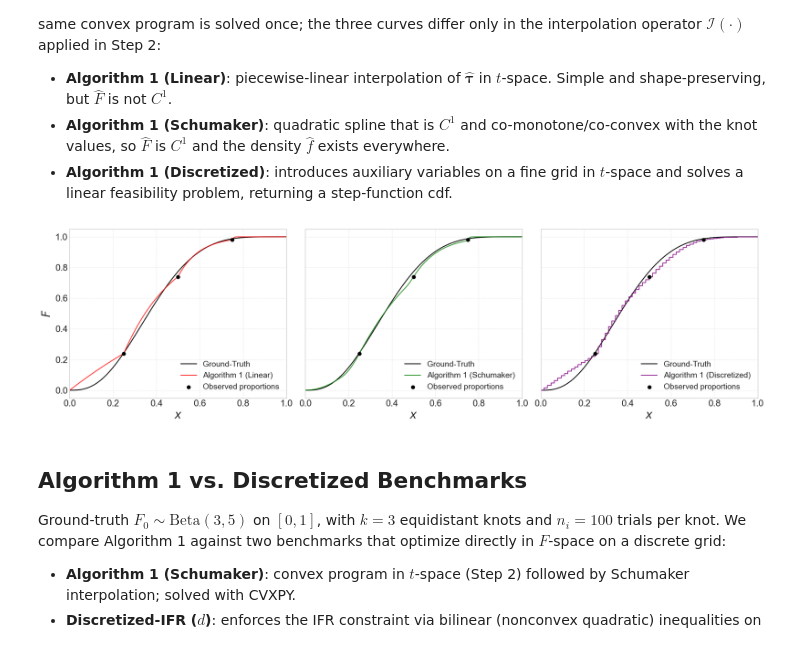
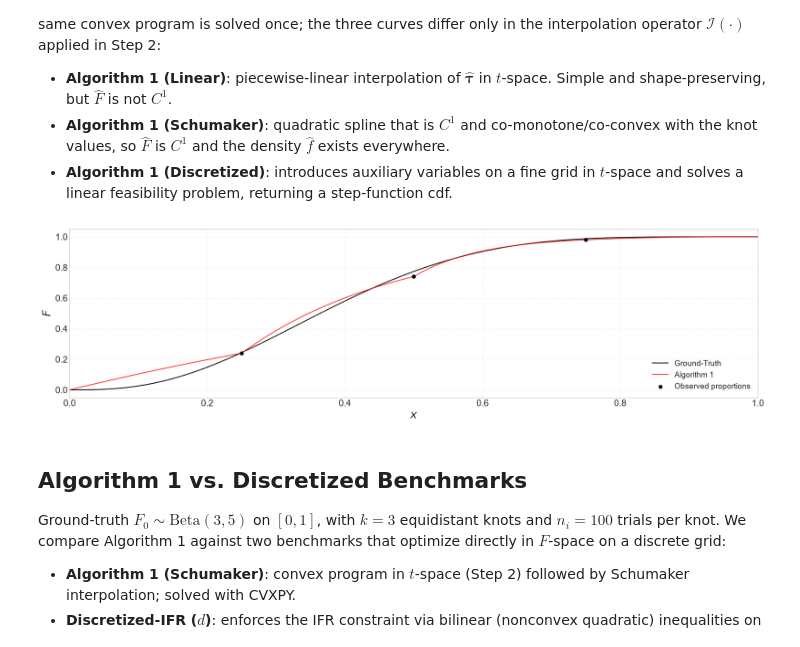
Before and after one commit to craigfernandes1/Fitting-IFR-CDFs-from-Noisy-Quantile-Data, a Jupyter notebook: example.ipynb, the cells around one changed output. Drawn from its saved outputs; the diff is of its cells as text; code cells hidden in the pictures.

Commit message:
update algorithm

```diff
--- a/example.ipynb
+++ b/example.ipynb
@@ -37,59 +37,45 @@ Ground-truth cdf $F_0 \sim \mathrm{Beta}(3, 5)$ on $[l, u] = [0, 1]$, with $k =
 # %%
 plt.style.use('seaborn-v0_8-whitegrid')
 np.random.seed(0)
 
 # Ground-truth: F_0 ~ Beta(a, b) on support [l, u]
 a, b = 3, 5
 l, u = 0.0, 1.0
 
 x_sym = sp.symbols('x')
 true_dist = Beta('beta_true', a, b)
 true_cdf = cdf(true_dist)(x_sym)
 
 x_knots = np.array([0.25,0.5,0.75])
 n_trials = 50 * np.ones_like(x_knots, dtype=int)
 
 true_cdf_at_knots = [float(true_cdf.subs(x_sym, xk)) for xk in x_knots]
 y_samples = np.random.binomial(n_trials, true_cdf_at_knots)
 
 x_plot = np.linspace(l, u, 500)
 true_cdf_fn = sp.lambdify(x_sym, true_cdf, 'numpy')
 y_true = true_cdf_fn(x_plot)
 
-fit_linear    = fit_cdf(x_knots, n_trials, y_samples, l, u, interpolation_method='linear')
-fit_schumaker = fit_cdf(x_knots, n_trials, y_samples, l, u, interpolation_method='schumaker')
-x_disc, y_disc = fit_cdf(x_knots, n_trials, y_samples, l, u, interpolation_method='discrete')
+fit    = fit_cdf(x_knots, n_trials, y_samples, l, u, interpolation_method='linear')
+y_fit    = sp.lambdify(x_sym, fit_linear,    'numpy')(x_plot)
 
-y_linear    = sp.lambdify(x_sym, fit_linear,    'numpy')(x_plot)
-y_schumaker = sp.lambdify(x_sym, fit_schumaker, 'numpy')(x_plot)
+plt.figure(figsize=(18, 5))
+ax = plt.gca()
+ax.plot(x_plot, y_true, color='black', lw=1.5, alpha=1, label='Ground-Truth')
+ax.plot(x_plot, y_fit, color='red', lw=1.5, alpha=0.8, label='Algorithm 1')
+ax.scatter(x_knots, y_samples / n_trials, color='black', zorder=5, label='Observed proportions')
+ax.set_xlabel(r'$x$')
+ax.set_xlim(l, u)
+ax.set_ylim(-0.05, 1.05)
+ax.grid(True, linestyle='--', alpha=0.4)
+ax.legend(loc='lower right')
 
-fig, axes = plt.subplots(1, 3, figsize=(18, 5), sharey=True)
-
-panels = [
-    ('Algorithm 1 (Linear)',      'red',    'line', x_plot, y_linear),
-    ('Algorithm 1 (Schumaker)',   'green',  'line', x_plot, y_schumaker),
-    ('Algorithm 1 (Discretized)', 'purple', 'step', x_disc, y_disc),
-]
-
-for ax, (label, color, kind, xv, yv) in zip(axes, panels):
-    ax.plot(x_plot, y_true, color='black', lw=1.5, alpha=1, label='Ground-Truth')
-    if kind == 'line':
-        ax.plot(xv, yv, color=color, lw=1.5, alpha=0.8, label=label)
-    else:
-        ax.step(xv, yv, color=color, lw=1.5, alpha=0.8, label=label, where='post')
-    ax.scatter(x_knots, y_samples / n_trials, color='black', zorder=5, label='Observed proportions')
-    ax.set_xlabel(r'$x$')
-    ax.set_xlim(l, u)
-    ax.set_ylim(-0.05, 1.05)
-    ax.grid(True, linestyle='--', alpha=0.4)
-    ax.legend(loc='lower right')
-
-axes[0].set_ylabel(r'$F$')
+ax.set_ylabel(r'$F$')
 plt.tight_layout()
 plt.savefig('results/plots/numerical_example_sidebyside.png', dpi=150, bbox_inches='tight')
 plt.show()
 # %% [output]
-[figure, old version]
+[figure, new version]
 # %% [markdown]
 ## Algorithm 1 vs. Discretized Benchmarks
 
```
Also changed, not shown: parts of 1 cell of this notebook, 5 other files.
